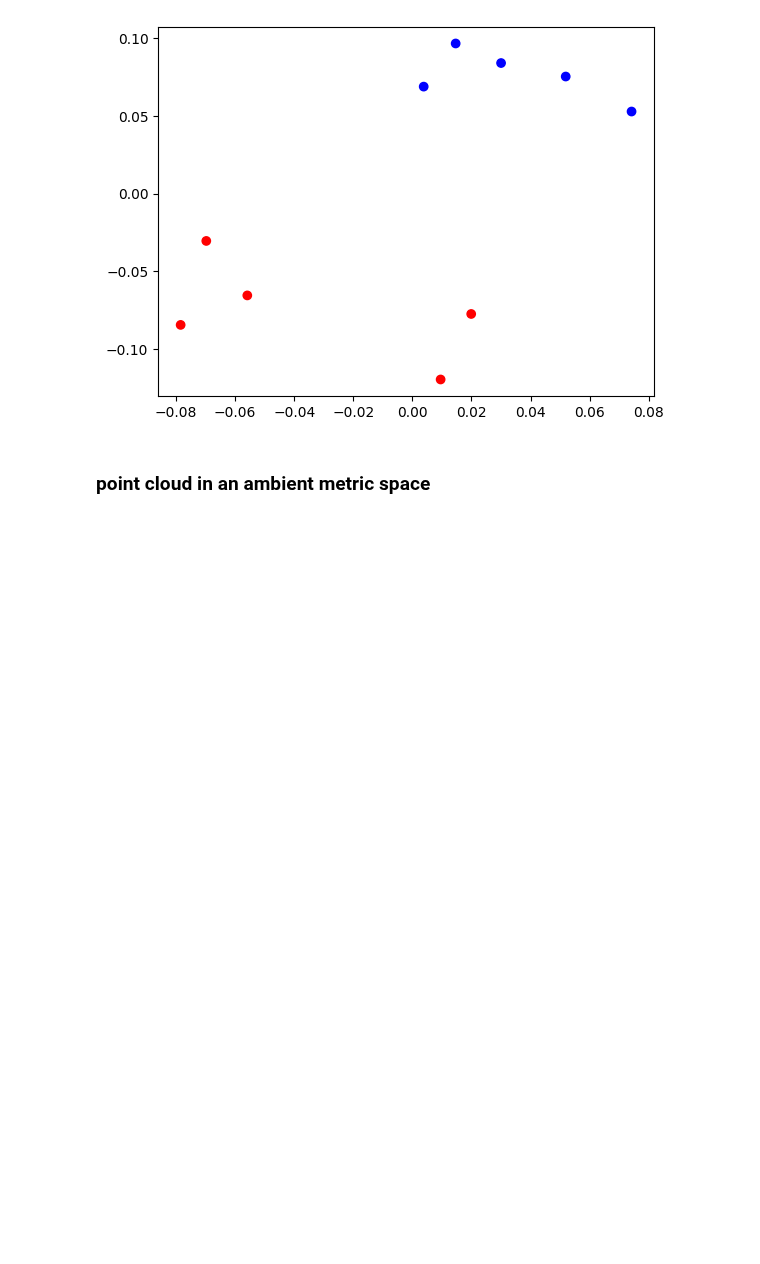
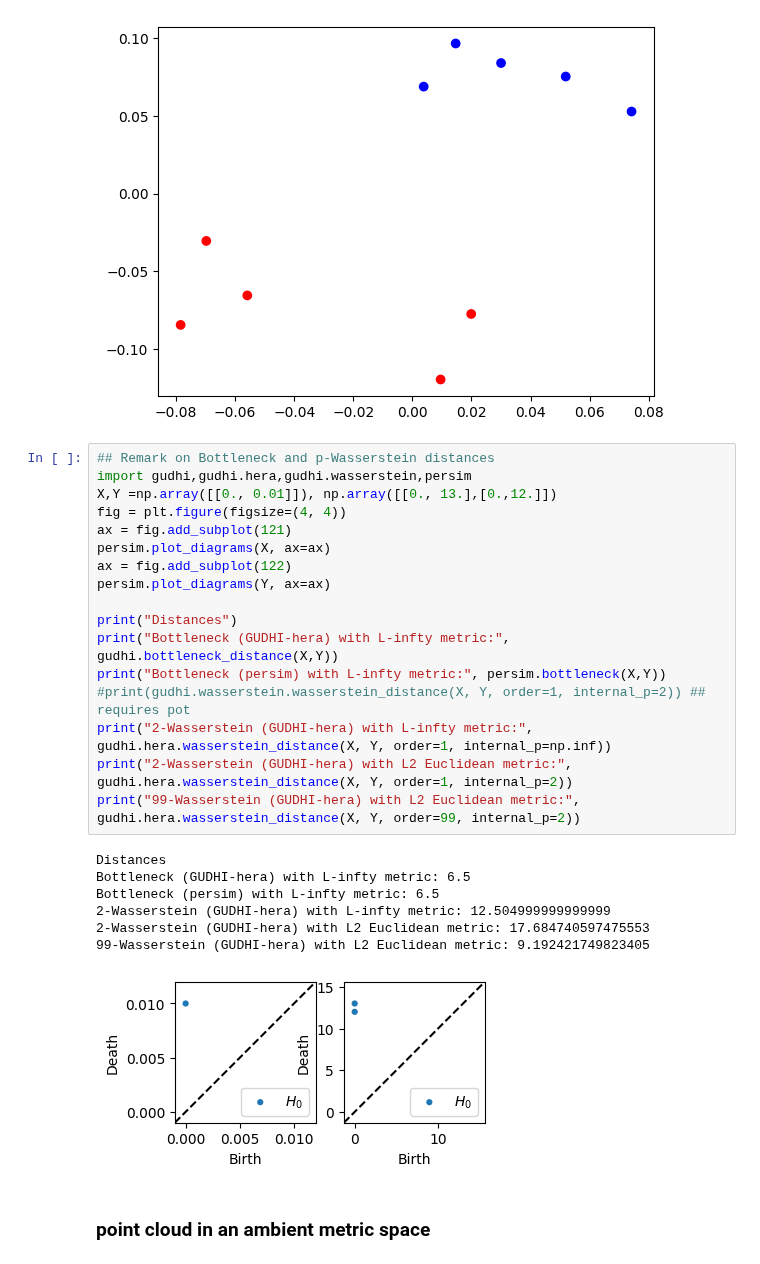
Before and after one commit to shizuo-kaji/TutorialTopologicalDataAnalysis, a Jupyter notebook: TopologicalDataAnalysisWithPython.ipynb, the cells around one changed output. Saved outputs shown, nothing was run; the diff lists cells and outputs as text; blank space fills up the shorter version.

```diff
--- a/TopologicalDataAnalysisWithPython.ipynb
+++ b/TopologicalDataAnalysisWithPython.ipynb
@@ -163,6 +161,31 @@ plt.scatter(X_mds[:,0],X_mds[:,1],c=[col[y] for y in Y])
 # %% [output]
 <matplotlib.collections.PathCollection at 0x...>
 [figure]
+# %%
+## Remark on Bottleneck and p-Wasserstein distances
+import gudhi,gudhi.hera,gudhi.wasserstein,persim
+X,Y =np.array([[0., 0.01]]), np.array([[0., 13.],[0.,12.]])
+fig = plt.figure(figsize=(4, 4))
+ax = fig.add_subplot(121)
+persim.plot_diagrams(X, ax=ax)
+ax = fig.add_subplot(122)
+persim.plot_diagrams(Y, ax=ax)
+
+print("Distances")
+print("Bottleneck (GUDHI-hera) with L-infty metric:", gudhi.bottleneck_distance(X,Y))
+print("Bottleneck (persim) with L-infty metric:", persim.bottleneck(X,Y))
+#print(gudhi.wasserstein.wasserstein_distance(X, Y, order=1, internal_p=2)) ## requires pot
+print("2-Wasserstein (GUDHI-hera) with L-infty metric:", gudhi.hera.wasserstein_distance(X, Y, order=1, internal_p=np.inf))
+print("2-Wasserstein (GUDHI-hera) with L2 Euclidean metric:", gudhi.hera.wasserstein_distance(X, Y, order=1, internal_p=2))
+print("99-Wasserstein (GUDHI-hera) with L2 Euclidean metric:", gudhi.hera.wasserstein_distance(X, Y, order=99, internal_p=2))
+# %% [output]
+Distances
+Bottleneck (GUDHI-hera) with L-infty metric: 6.5
+Bottleneck (persim) with L-infty metric: 6.5
+2-Wasserstein (GUDHI-hera) with L-infty metric: 12.504999999999999
+2-Wasserstein (GUDHI-hera) with L2 Euclidean metric: 17.684740597475553
+99-Wasserstein (GUDHI-hera) with L2 Euclidean metric: 9.192421749823405
+[figure, added]
 # %% [markdown]
 ### point cloud in an ambient metric space
 # %%
```
Also changed, not shown: parts of 5 cells of this notebook.
